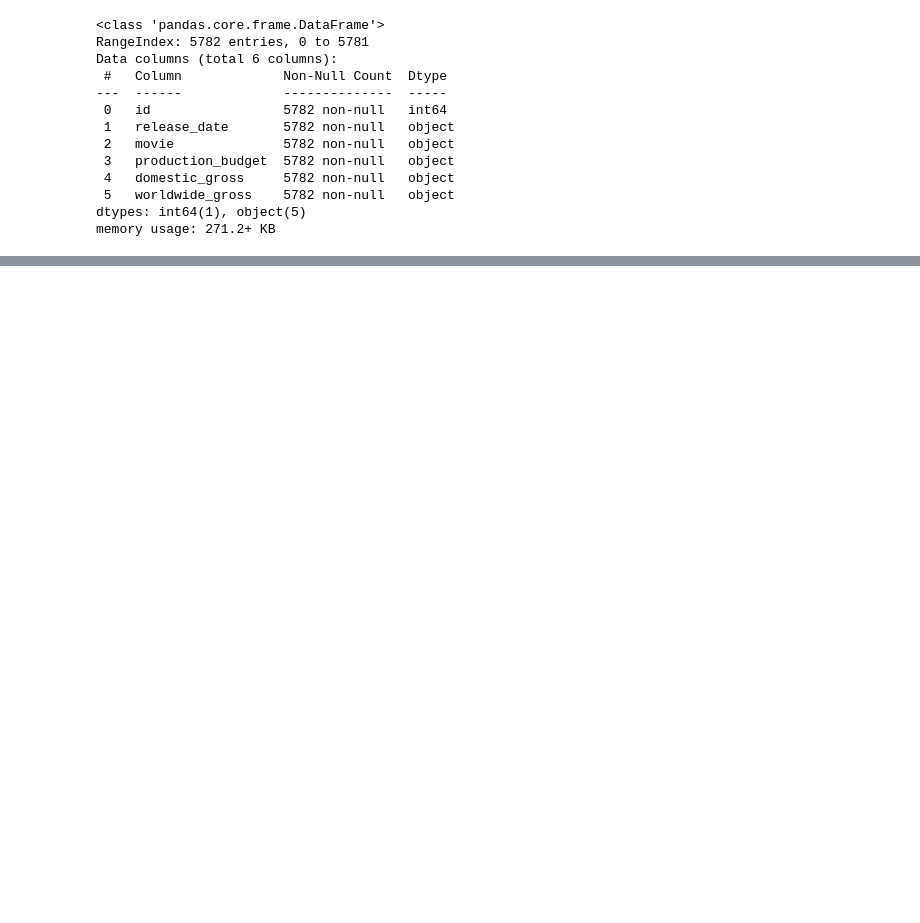
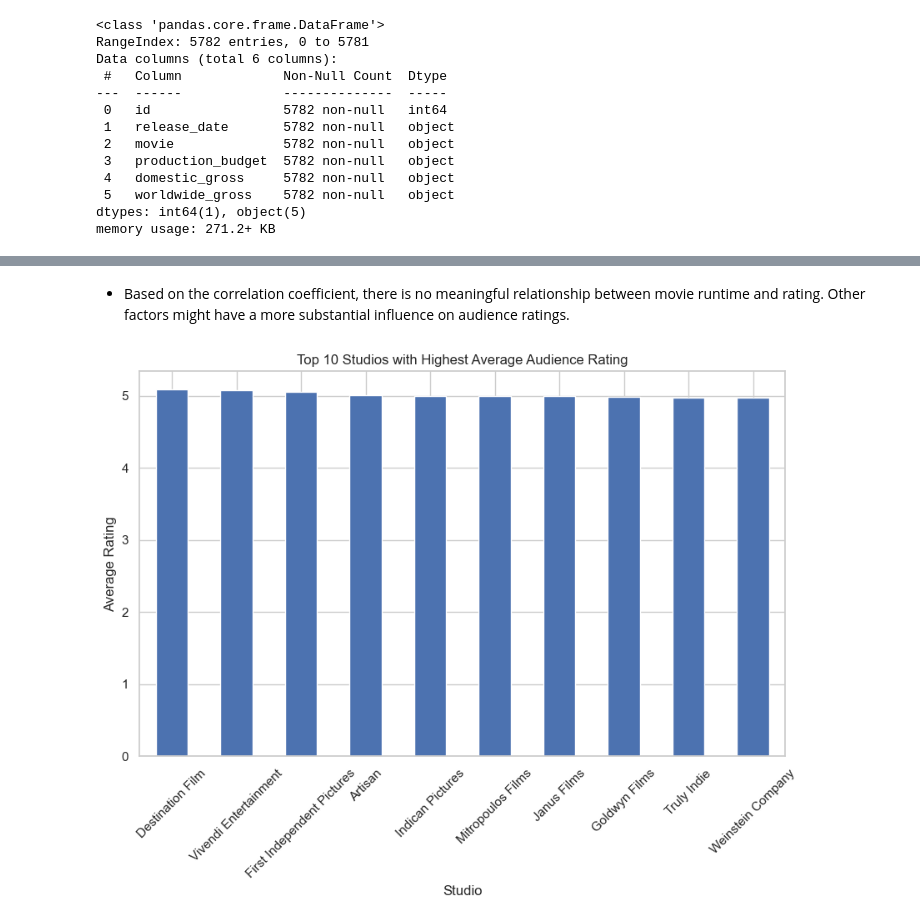
Before and after one commit to sogodongo/Phase-1-Project, a Jupyter notebook: Phase-1-Project.ipynb, the cells around one changed output, grey strips where cells are left out. Cells and saved outputs as stored; diff of their text form; code cells hidden in the pictures; blank space fills up the shorter version.

```diff
--- a/Phase-1-Project.ipynb
+++ b/Phase-1-Project.ipynb
@@ -416,0 +680,16 @@ plt.show()
+# %% [markdown]
+- Based on the correlation coefficient, there is no meaningful relationship between movie runtime and rating. Other factors might have a more substantial influence on audience ratings.
+# %%
+
+# Investigating the impact of studio on movie ratings
+studio_ratings = merged_data_r.groupby('studio')['rating_y'].mean().dropna()
+top_studios = studio_ratings.nlargest(10)
+plt.figure(figsize=(10, 6))
+top_studios.plot(kind='bar')
+plt.title('Top 10 Studios with Highest Average Audience Rating')
+plt.xlabel('Studio')
+plt.ylabel('Average Rating')
+plt.xticks(rotation=45)
+plt.show()
+# %% [output]
+[figure, added]
```
Also changed, not shown: parts of 85 cells of this notebook, 11 other files.
